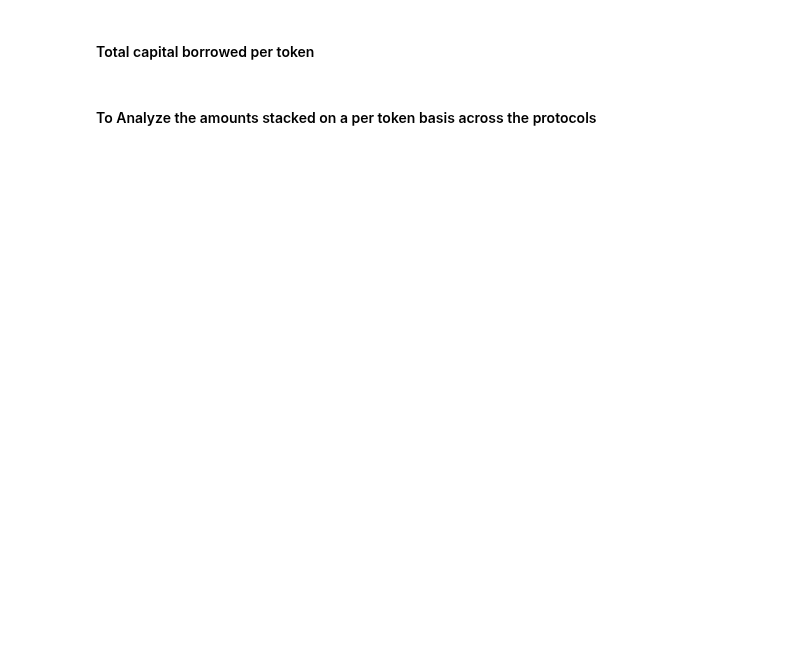
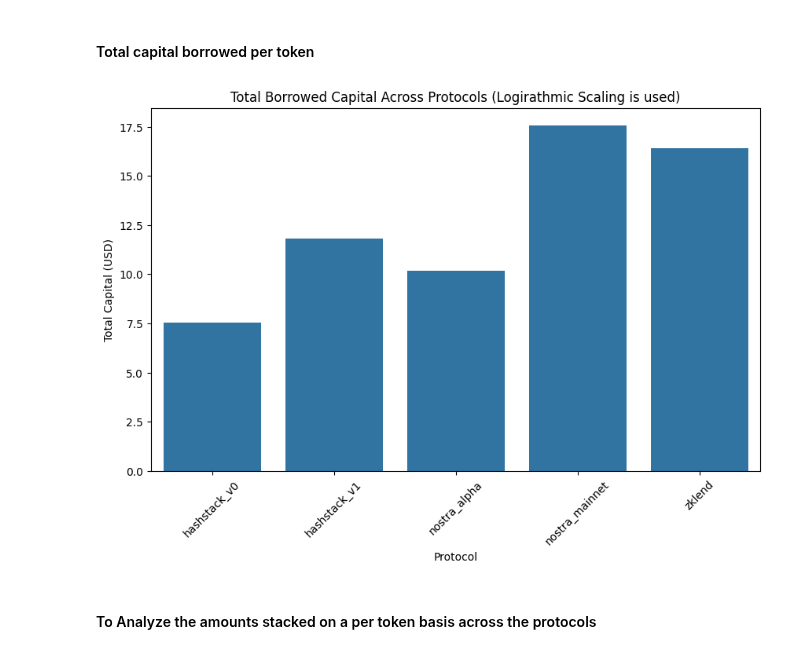
Before and after one commit to CarmineOptions/derisk-research, a Jupyter notebook: notebooks/Analyze_user_behavior_across_different_lending_protocols.ipynb, the cells around one changed output. Saved outputs shown, nothing was run; the diff lists cells and outputs as text; code cells hidden in the pictures; blank space fills up the shorter version.

```diff
--- a/notebooks/Analyze_user_behavior_across_different_lending_protocols.ipynb
+++ b/notebooks/Analyze_user_behavior_across_different_lending_protocols.ipynb
@@ -212,7 +277,9 @@ plot_capital(staked_capital, 'Total Staked Capital per Token Across Protocols')
 # %%
 # Calculate total borrowed capital per token
 borrowed_capital = calculate_capital(debt_df, 'Debt (USD)')
-plot_capital(borrowed_capital, 'Total Borrowed Capital Across Protocols')
+plot_capital(borrowed_capital, 'Total Borrowed Capital Across Protocols (Logirathmic Scaling is used)')
+# %% [output]
+[figure, added]
 # %% [markdown]
 #### To Analyze the amounts stacked on a per token basis across the protocols
 # %%
```
Also changed, not shown: parts of 18 cells of this notebook.
